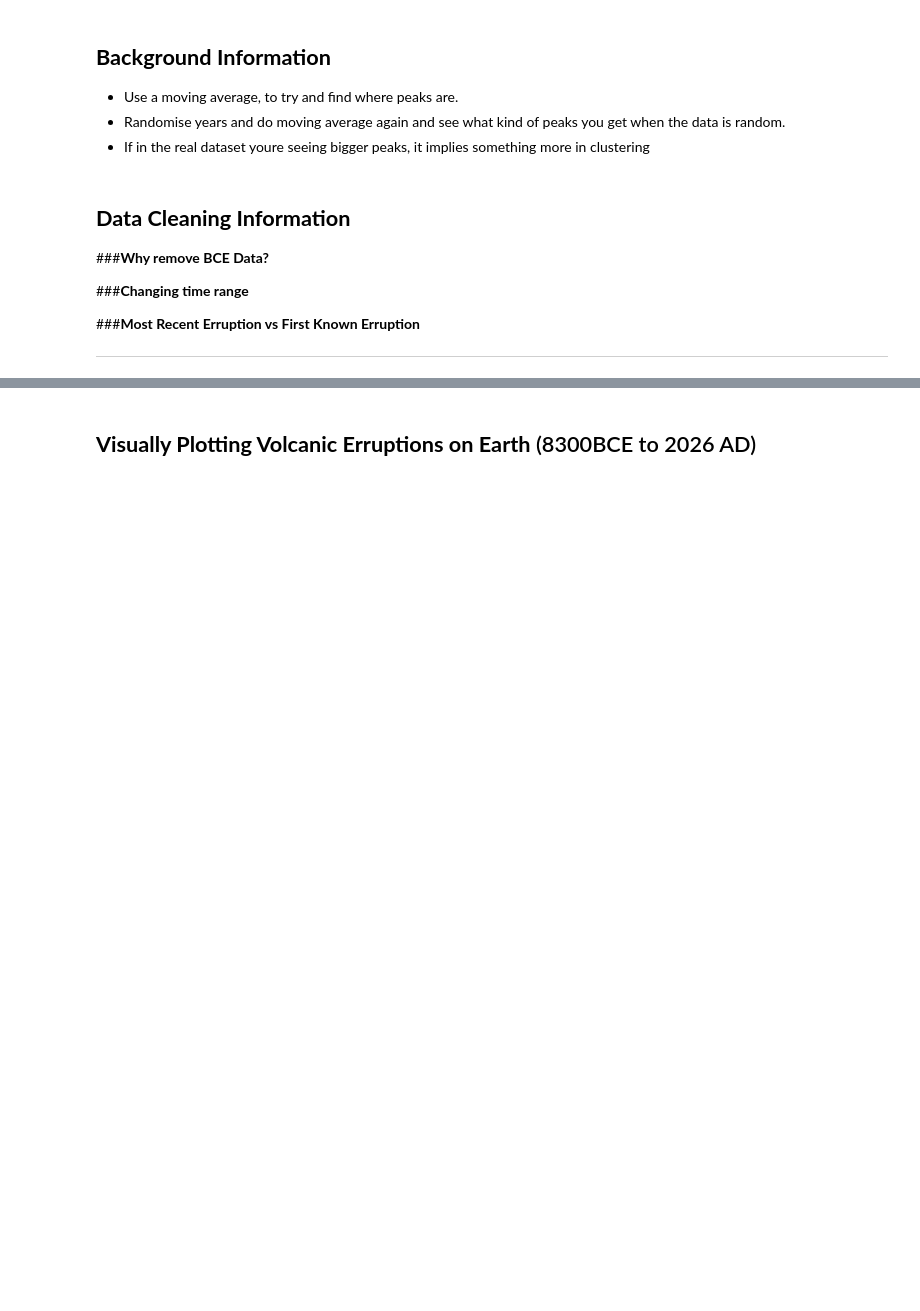
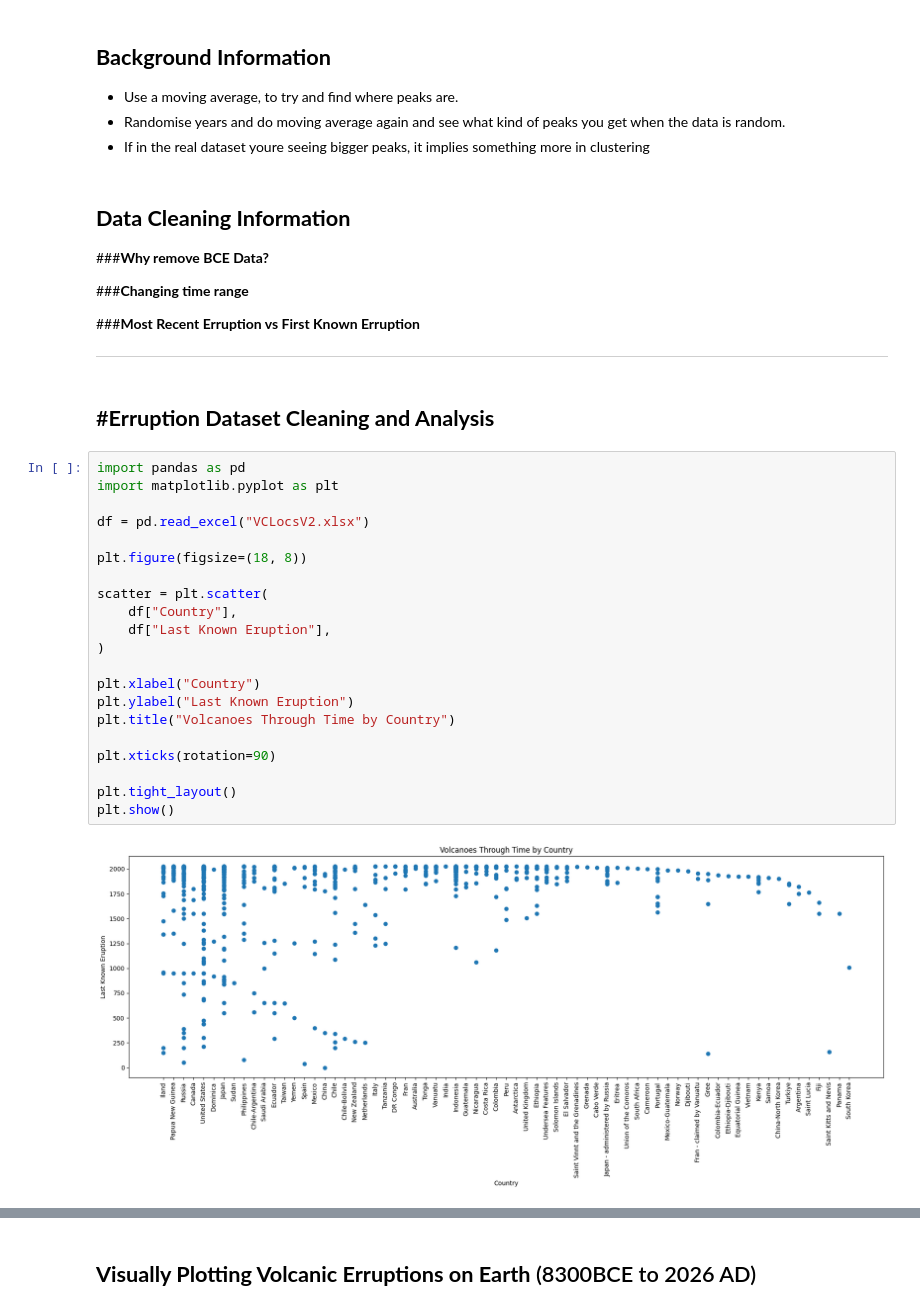
Before and after one commit to Frederque/EMSC2010_IndividualProject_Volcanoes-, a Jupyter notebook: EMSC2010_IndividualProject_Volcanoes_Draft2.ipynb, the cells around one changed output, grey strips where cells are left out. Drawn from its saved outputs; the diff is of its cells as text; blank space fills up the shorter version.

```diff
--- a/EMSC2010_IndividualProject_Volcanoes_Draft2.ipynb
+++ b/EMSC2010_IndividualProject_Volcanoes_Draft2.ipynb
@@ -81,3 +81,29 @@ I utilised AI to plot the interactive globe, as I wanted a graphic that was more
 
 
 ---
+# %% [markdown]
+#**Erruption Dataset Cleaning and Analysis**
+---
+# %%
+import pandas as pd
+import matplotlib.pyplot as plt
+
+df = pd.read_excel("VCLocsV2.xlsx")
+
+plt.figure(figsize=(18, 8))
+
+scatter = plt.scatter(
+    df["Country"],
+    df["Last Known Eruption"],
+)
+
+plt.xlabel("Country")
+plt.ylabel("Last Known Eruption")
+plt.title("Volcanoes Through Time by Country")
+
+plt.xticks(rotation=90)
+
+plt.tight_layout()
+plt.show()
+# %% [output]
+[figure, added]
```
Also changed, not shown: parts of 3 cells of this notebook.
